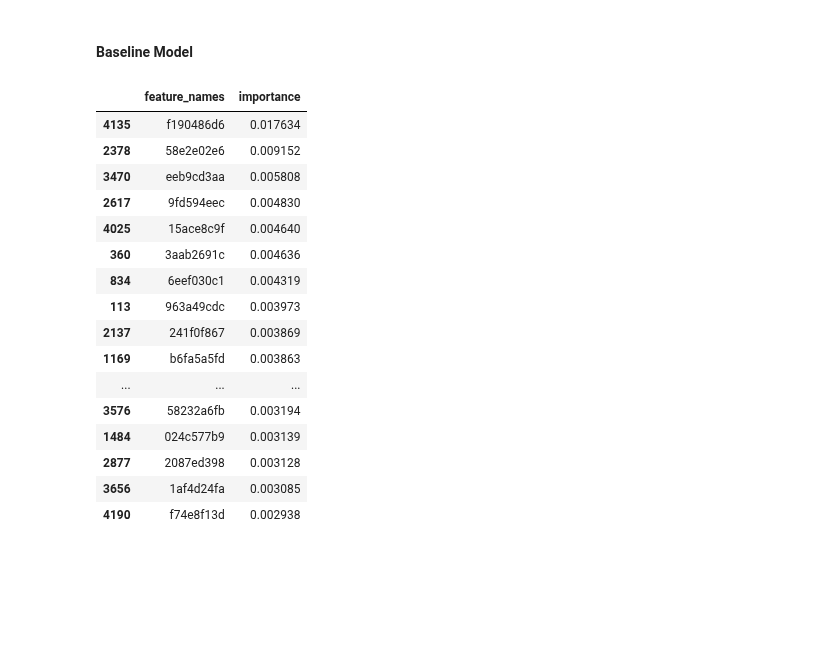
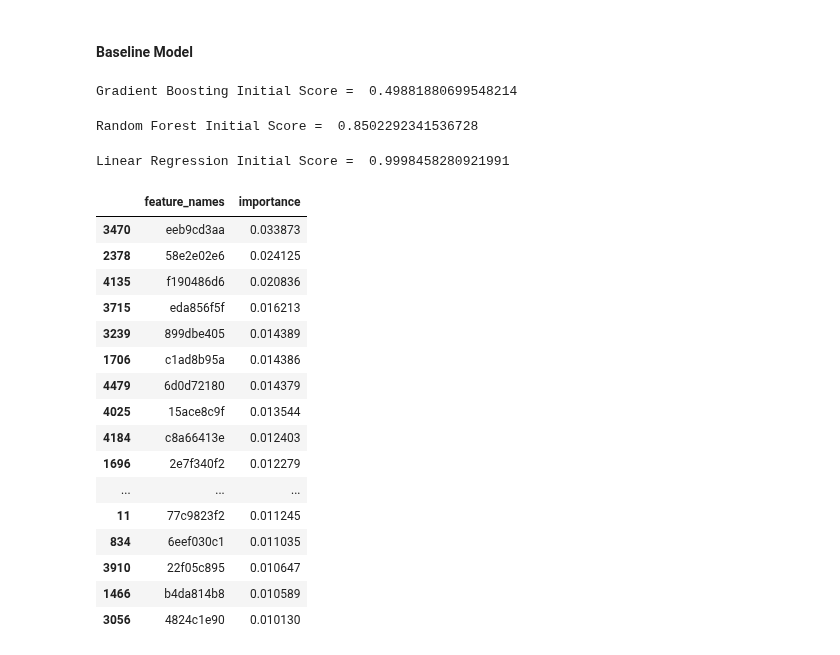
Before and after one commit to jpeterson28/DSCT_Capstone2, a Jupyter notebook: santander_value_prediction_code.ipynb, the cells around one changed output. Drawn from its saved outputs; the diff is of its cells as text; code cells hidden in the pictures; blank space fills up the shorter version.

```diff
--- a/santander_value_prediction_code.ipynb
+++ b/santander_value_prediction_code.ipynb
@@ -245,30 +229,64 @@ train_y = train_y.astype(int)
+# %%
+# create train and test sets from training data
+X_train, X_test, y_train, y_test = train_test_split(train_df_1.drop(['ID','target'], axis=1), train_df_1['target'], test_size=0.30, random_state=28)
 # %%
 # gradient bootsing model
-gbm = GradientBoostingClassifier()
-gbm.fit(train_X, train_y)
-pred_test_y = np.expm1(gbm.predict(test_X))
+gbr = GradientBoostingRegressor()
+gbr.fit(X_train, y_train)
+pred_test_y1 = np.expm1(gbr.predict(X_test))
+# %%
+gbr_score = gbr.score(X_train, y_train)
+#gbr_rmsle = np.sqrt(mean_squared_log_error(y_test, pred_test_y1))
+print('Gradient Boosting Initial Score = ',gbr_score)
+#print('Root Mean Squared Log Error: {}'.format(gbr_rmsle))
+# %% [output]
+Gradient Boosting Initial Score =  0.49881880699548214
+# %%
+# random forest model
+rf = RandomForestRegressor()
+rf.fit(X_train, y_train)
+pred_test_y2 = np.expm1(rf.predict(X_test))
+# %%
+rf_score = rf.score(X_train, y_train)
+#rf_rmsle = np.sqrt(mean_squared_log_error(y_test, pred_test_y2))
+print('Random Forest Initial Score = ',rf_score)
+#print('Root Mean Squared Log Error: {}'.format(rf_rmsle))
+# %% [output]
+Random Forest Initial Score =  0.8502292341536728
+# %%
+# linear regression
+lr = LinearRegression()
+lr.fit(X_train, y_train)
+pred_test_y3 = np.expm1(lr.predict(X_test))
+# %%
+lr_score = lr.score(X_train, y_train)
+#lr_rmsle = np.sqrt(mean_squared_log_error(y_test, pred_test_y3))
+print('Linear Regression Initial Score = ',lr_score)
+#print('Root Mean Squared Log Error: {}'.format(lr_rmsle))
+# %% [output]
+Linear Regression Initial Score =  0.9998458280921991
 # %%
-# plot the important features
-feat_names = train_X.columns.values
-feat_importances = gbm.feature_importances_
-top_feature_importance = pd.DataFrame({'feature_names':feat_names, 'importance':feat_importances}).sort_values('importance', ascending=False)
+# find the important features gbr
+feat_names = X_train.columns.values
+feat_importances_gbr = gbr.feature_importances_
+top_feature_importance_gbr = pd.DataFrame({'feature_names':feat_names, 'importance':feat_importances_gbr}).sort_values('importance', ascending=False)
 
-top_feature_importance[:20]
+top_feature_importance_gbr[:20]
 # %% [output]
 |  | feature_names | importance |
-| 4135 | f190486d6 | 0.017634 |
-| 2378 | 58e2e02e6 | 0.009152 |
-| 3470 | eeb9cd3aa | 0.005808 |
-| 2617 | 9fd594eec | 0.004830 |
-| 4025 | 15ace8c9f | 0.004640 |
-| 360 | 3aab2691c | 0.004636 |
-| 834 | 6eef030c1 | 0.004319 |
-| 113 | 963a49cdc | 0.003973 |
-| 2137 | 241f0f867 | 0.003869 |
-| 1169 | b6fa5a5fd | 0.003863 |
+| 3470 | eeb9cd3aa | 0.033873 |
+| 2378 | 58e2e02e6 | 0.024125 |
+| 4135 | f190486d6 | 0.020836 |
+| 3715 | eda856f5f | 0.016213 |
+| 3239 | 899dbe405 | 0.014389 |
+| 1706 | c1ad8b95a | 0.014386 |
+| 4479 | 6d0d72180 | 0.014379 |
+| 4025 | 15ace8c9f | 0.013544 |
+| 4184 | c8a66413e | 0.012403 |
+| 1696 | 2e7f340f2 | 0.012279 |
 | ... | ... | ... |
-| 3576 | 58232a6fb | 0.003194 |
-| 1484 | 024c577b9 | 0.003139 |
-| 2877 | 2087ed398 | 0.003128 |
-| 3656 | 1af4d24fa | 0.003085 |
-| 4190 | f74e8f13d | 0.002938 |
+| 11 | 77c9823f2 | 0.011245 |
+| 834 | 6eef030c1 | 0.011035 |
+| 3910 | 22f05c895 | 0.010647 |
+| 1466 | b4da814b8 | 0.010589 |
+| 3056 | 4824c1e90 | 0.010130 |
```
Also changed, not shown: parts of 12 cells of this notebook.
